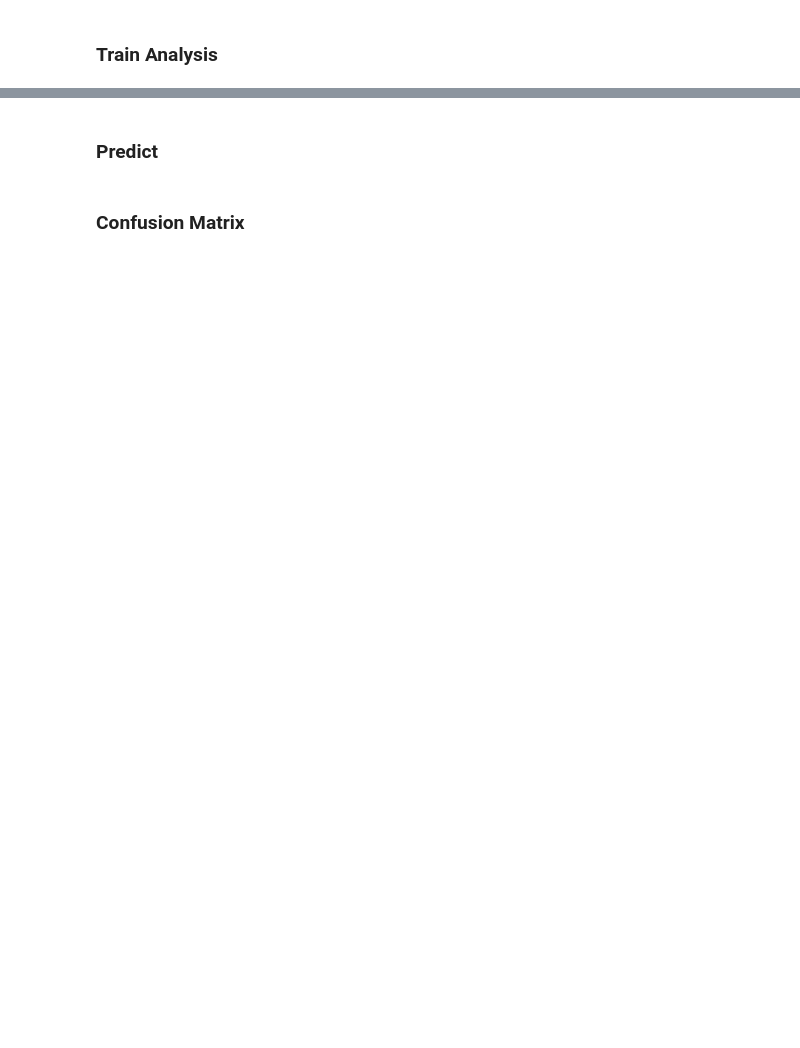
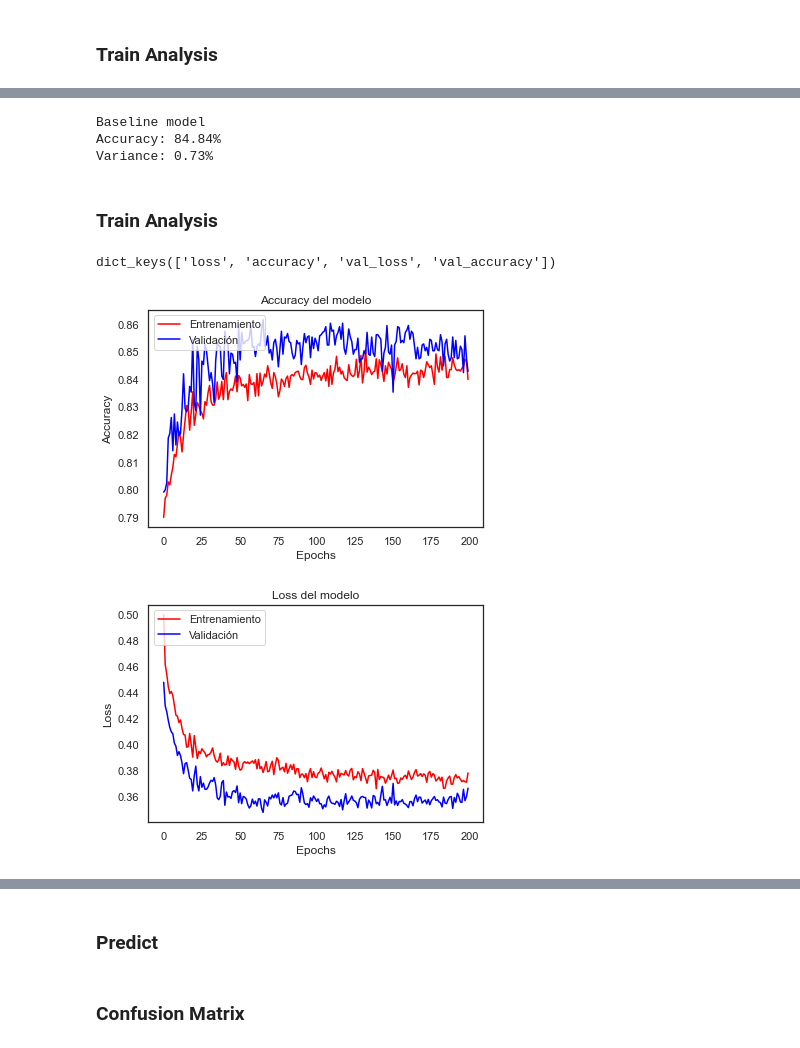
Before and after one commit to jorge-robledo11/Portfolio, a Jupyter notebook: Deep Learning/1. Proyecto DL - MLP + Churn Modeling.ipynb, the cells around one changed output, grey strips where cells are left out. Cells and saved outputs as stored; diff of their text form; code cells hidden in the pictures; blank space fills up the shorter version.

```diff
--- a/Deep Learning/1. Proyecto DL - MLP + Churn Modeling.ipynb
+++ b/Deep Learning/1. Proyecto DL - MLP + Churn Modeling.ipynb
@@ -242,0 +263,79 @@ plt.show();
+# %%
+# Baseline Model
+def baseline_model2():
+
+    model = Sequential()
+    model.add(Dropout(0.2, input_shape=(11,)))
+    model.add(Dense(32, activation='relu', kernel_constraint=maxnorm(3)))
+    model.add(Dropout(0.2))
+    model.add(Dense(48, activation='relu', kernel_constraint=maxnorm(3)))
+    model.add(Dropout(0.2))
+    model.add(Dense(32, activation='relu', kernel_constraint=maxnorm(3)))
+    model.add(Dropout(0.2))
+    model.add(Dense(1, activation='sigmoid'))
+
+    # Stochastic Gradient Descent / Optimizer
+    sgd = gradient_descent_v2.SGD(lr=0.01, momentum=0.9)
+
+    # Compile
+    model.compile(loss='binary_crossentropy',
+                    optimizer=sgd,
+                    metrics=['accuracy'])
+
+    return model
+
+# Stratified K-Fold & Cross-Validation
+skfold = StratifiedKFold(n_splits=10, shuffle=True, random_state=seed)
+
+# Classifier
+classifier = KerasClassifier(build_fn=baseline_model2, batch_size=32, epochs=200)
+
+# Results
+accuracies = cross_val_score(estimator=classifier, X=X_train, y=y_train, cv=skfold, n_jobs=-1)
+means = np.mean(accuracies)*100
+variances = np.std(accuracies)*100
+
+print('Baseline model')
+print(f'Accuracy: {round(means, 2)}%')
+print(f'Variance: {round(variances, 2)}%')
+# %% [output]
+Baseline model
+Accuracy: 84.84%
+Variance: 0.73%
+# %% [markdown]
+### **Train Analysis**
+# %%
+# Object type model
+model = baseline_model2()
+
+# Fit
+history = model.fit(X_train, y_train, validation_split=0.3, batch_size=32, epochs=200, verbose=0)
+
+# Dictionary all data in history
+print(history.history.keys())
+# %% [output]
+dict_keys(['loss', 'accuracy', 'val_loss', 'val_accuracy'])
+# %%
+%matplotlib inline
+# Summarize history for accuracy
+plt.plot(history.history['accuracy'], c='red')
+plt.plot(history.history['val_accuracy'], c='blue')
+plt.title('Accuracy del modelo')
+plt.ylabel('Accuracy')
+plt.xlabel('Epochs')
+plt.legend(['Entrenamiento', 'Validación'], loc='upper left')
+sns.set_theme(style='white', palette='deep', color_codes=True)
+plt.show();
+
+# Summarize history for loss
+plt.plot(history.history['loss'], c='red')
+plt.plot(history.history['val_loss'], c='blue')
+plt.title('Loss del modelo')
+plt.ylabel('Loss')
+plt.xlabel('Epochs')
+plt.legend(['Entrenamiento', 'Validación'], loc='upper left')
+sns.set_theme(style='white', palette='deep', color_codes=True)
+plt.show();
+# %% [output]
+[figure, added]
+[figure, added]
```
Also changed, not shown: parts of 14 cells of this notebook.
